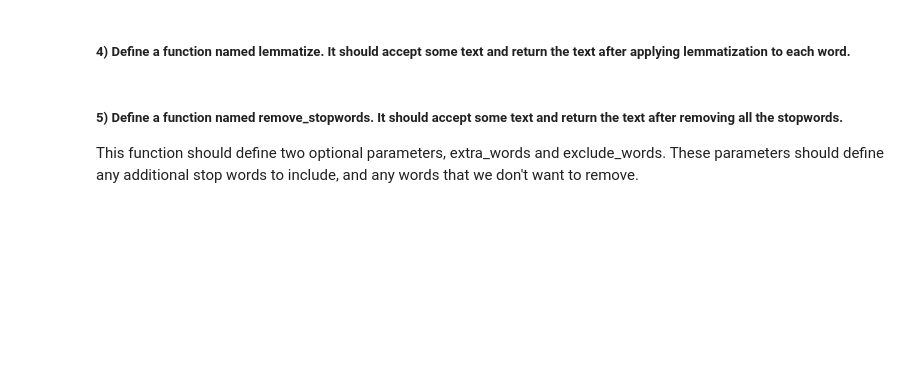
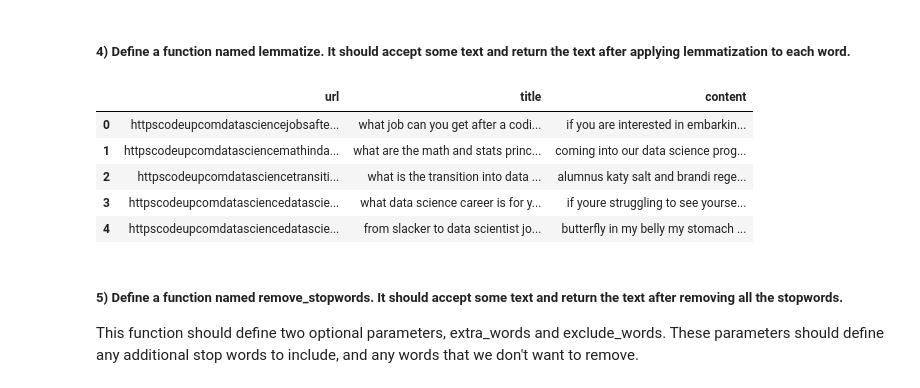
Before and after one commit to Cayt-Schlichting/natural-language-processing-exercises, a Jupyter notebook: prepare_workbook.ipynb, the cells around one changed output. Saved outputs shown, nothing was run; the diff lists cells and outputs as text; code cells hidden in the pictures; blank space fills up the shorter version.

```diff
--- a/prepare_workbook.ipynb
+++ b/prepare_workbook.ipynb
@@ -115,5 +163,21 @@ blogs
 # %% [markdown]
 ##### 4) Define a function named lemmatize. It should accept some text and return the text after applying lemmatization to each word.
+# %%
+def lemmatize(words):
+    #lemmatize
+    wnl = nltk.stem.WordNetLemmatizer()
+    #apply to individual
+    lemmas = [wnl.lemmatize(word) for word in words.split()]
+    return ' '.join(lemmas)
+# %%
+blogs.applymap(lemmatize)
+# %% [output]
+|  | url | title | content |
+| 0 | httpscodeupcomdatasciencejobsafte... | what job can you get after a codi... | if you are interested in embarkin... |
+| 1 | httpscodeupcomdatasciencemathinda... | what are the math and stats princ... | coming into our data science prog... |
+| 2 | httpscodeupcomdatasciencetransiti... | what is the transition into data ... | alumnus katy salt and brandi rege... |
+| 3 | httpscodeupcomdatasciencedatascie... | what data science career is for y... | if youre struggling to see yourse... |
+| 4 | httpscodeupcomdatasciencedatascie... | from slacker to data scientist jo... | butterfly in my belly my stomach ... |
 # %% [markdown]
 ##### 5) Define a function named remove_stopwords. It should accept some text and return the text after removing all the stopwords.
 
```
Also changed, not shown: parts of 22 cells of this notebook.
